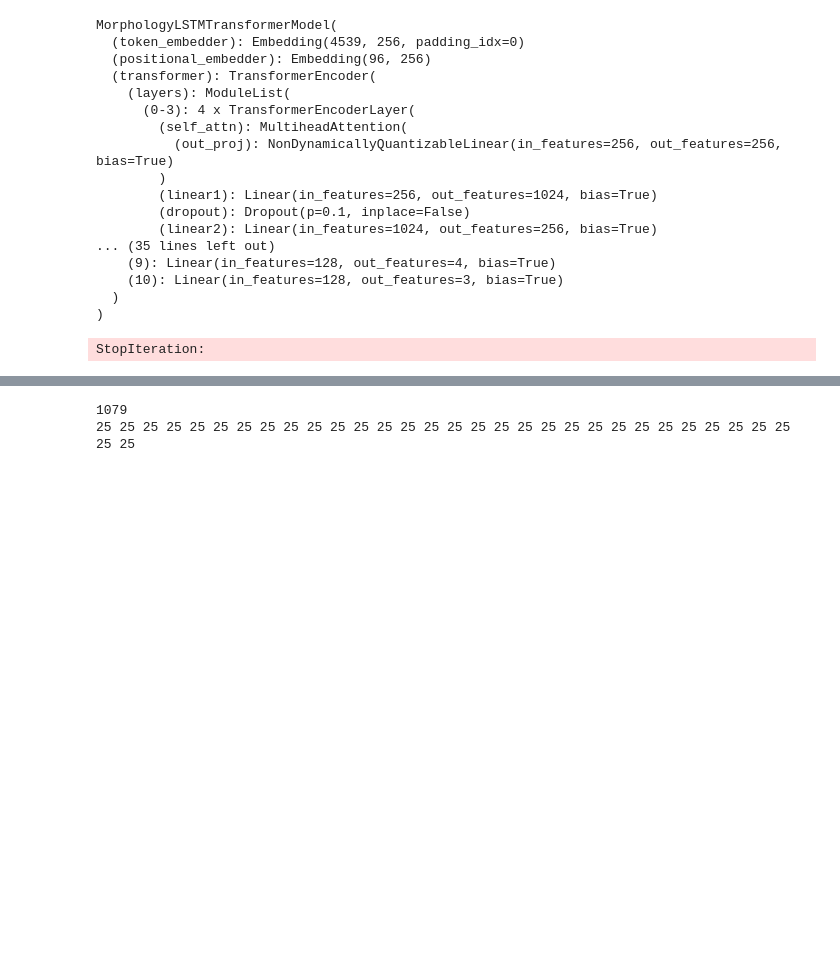
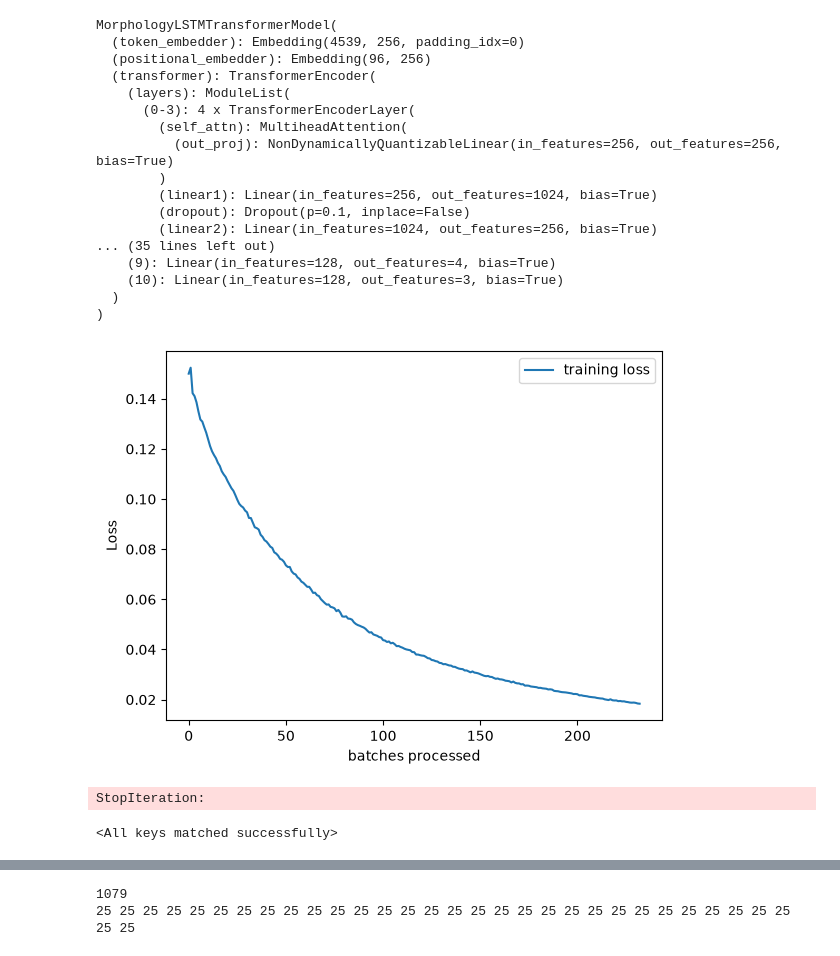
Before and after one commit to 12401453/torot_2023, a Jupyter notebook: PyTorch/Tokenisation/padunk/glue2.ipynb, the cells around one changed output, grey strips where cells are left out. Drawn from its saved outputs; the diff is of its cells as text; code cells hidden in the pictures; blank space fills up the shorter version.

```diff
--- a/PyTorch/Tokenisation/padunk/glue2.ipynb
+++ b/PyTorch/Tokenisation/padunk/glue2.ipynb
@@ -760,7 +761,49 @@ MorphologyLSTMTransformerModel(
   )
 )
 # %%
+training_loss_values = []
+batches_counts = []
+training_epochs = []
 data_lder_iter = iter(data_lder)
+# %%
+network.train()
+
+batches_count = 0
+for epoch_no in range(1):
+    data_lder_iter = iter(data_lder)
+    for batch in data_lder_iter:
+        tkn_wndw = btch['token_windows'].to(device)
+        tkn_msks = btch['token_window_loss_masks'].to(device)
+        tkn_lngths = btch['token_window_word_lengths'].to(device)
+        lstm_wndws = btch['lstm_windows'].to(device)
+        lstm_msks = btch['lstm_word_masks'].to(device)
+        lstm_lngths = btch['lstm_word_lengths'].to(device)
+        flat_pos_window_tensors = btch['pos_window_tensors'].to(device)
+        flat_morph_tag_tensors = btch['morph_tag_window_tensors'].to(device)
+
+        output_logits = network(tkn_wndw, tkn_msks, tkn_lngths, lstm_wndws, lstm_msks, lstm_lngths, flat_pos_window_tensors, flat_morph_tag_tensors)
+
+        losses = [cross_entropy_loss(output_logits[0], flat_pos_window_tensors)]
+        for i in range(1, 11):
+            losses.append(cross_entropy_loss(output_logits[i], flat_morph_tag_tensors[:, i -1]))
+        loss = torch.stack(losses).mean()
+        adamw_optimiser.zero_grad()
+        loss.backward()
+        adamw_optimiser.step()
+
+        training_loss_values.append(loss.item())
+        batches_counts.append(batches_count)
+        batches_count += 1
+
+    training_epochs.append(epoch_no)
+# %%
+plt.plot(batches_counts, training_loss_values, label="training loss")
+plt.ylabel("Loss")
+plt.xlabel("batches processed")
+plt.legend()
+plt.show()
+# %% [output]
+[figure, added]
 # %%
 #btch_idx = randrange(0, 7437)
 btch = next(data_lder_iter)
@@ -793,4 +836,6 @@ print(f"loss: {loss.item()}")
 # %% [output]
 StopIteration:
 # %%
-torch.save(obj=network.state_dict(), f="MorphologyLSTMTransformerModel_loss0.16.pt")
+network.load_state_dict(torch.load("MorphologyLSTMTransformerModel_loss0.16.pt", map_location=device))
+# %% [output]
+<All keys matched successfully>
```
Also changed, not shown: parts of 6 cells of this notebook, 3 other files.
